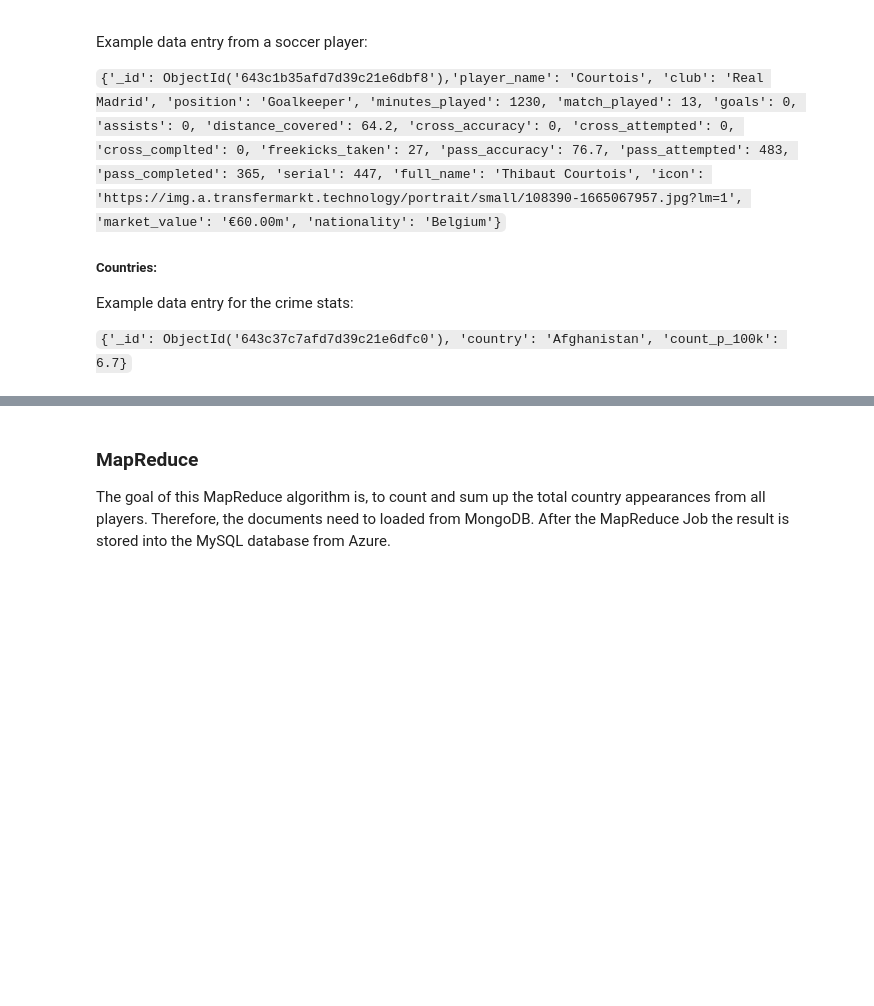
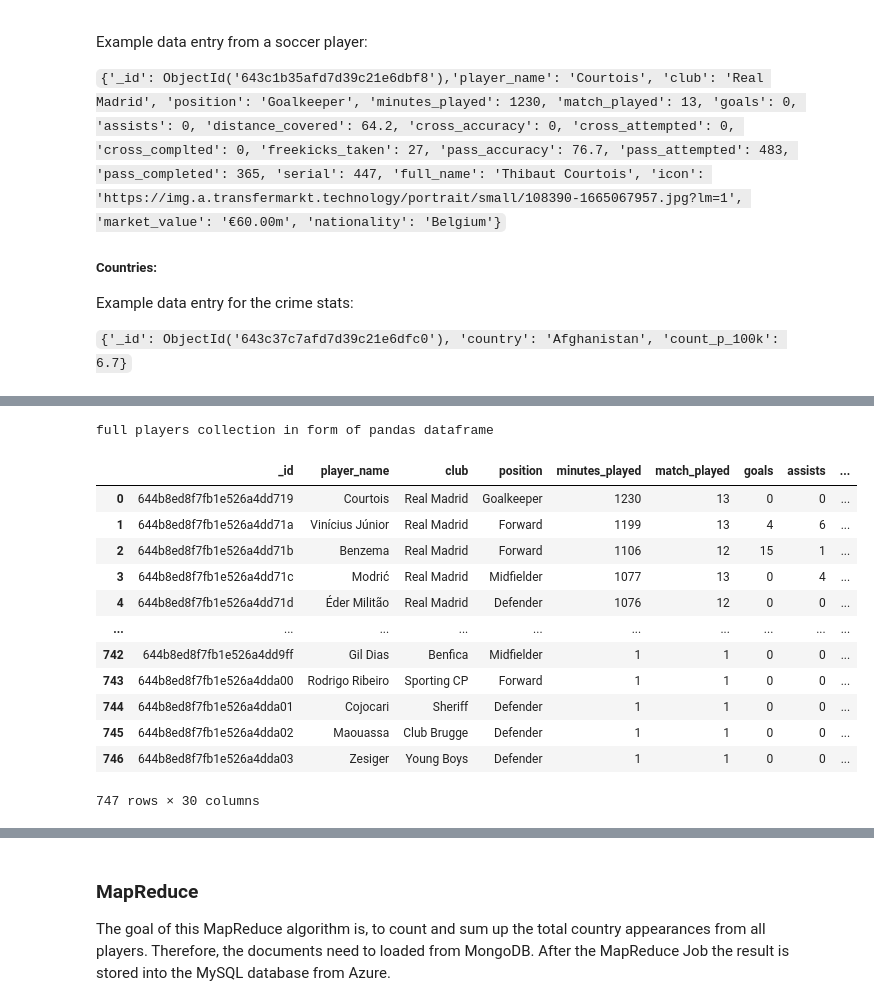
Before and after one commit to petz1209/fh_bdi_soccer_project, a Jupyter notebook: criminalSoccer.ipynb, the cells around one changed output, grey strips where cells are left out. Drawn from its saved outputs; the diff is of its cells as text; code cells hidden in the pictures; blank space fills up the shorter version.

Commit message:
finished pandas; adjusted MongoContext

```diff
--- a/criminalSoccer.ipynb
+++ b/criminalSoccer.ipynb
@@ -72,10 +72,12 @@ mongoDB = MONGO_DB_REMOTE
 
 class MongoContext:
     """mongodb client context manager"""
-
+    def __init__(self):
+        self.conn_str = MONGO_HOST_REMOTE
+        self.mongoDB = MONGO_DB_REMOTE
     def __enter__(self):
-        global conn_str, mongoDB
         try:
+            # print(f"conn_str: {conn_str}  mongoDB: {self.mongoDB}")
             # Connection to Mongo Server from FH-Technikum
             self.client = MongoClient(conn_str)
             self.client.server_info()
@@ -86,8 +88,8 @@ class MongoContext:
             print("Remote Error: " + str(err))
             os.system("docker pull mongo")
             os.system("docker run -d -p 27017:27017 mongo:latest")
-            conn_str = MONGO_HOST_LOCAL
-            mongoDB = MONGO_DB_LOCAL
+            self.con_str = MONGO_HOST_LOCAL
+            self.mongoDB = MONGO_DB_LOCAL
             try:
                 # Trying to connect to the local docker Mongo database
                 self.client = MongoClient(conn_str)
@@ -151,4 +153,4 @@ def collect_from_kaggle():
     csv_to_mongo(UEFA_UNZIPPED, UEFA_FILES, "player_name")
     read_from_mongo()
 
-collect_from_kaggle()
+# collect_from_kaggle()
@@ -355,0 +387,6 @@ Example data entry for the crime stats:
+# %%
+df = mongo_to_df(PLAYERS)
+attribute_overview = df.columns.tolist()
+player_attributes = pd.DataFrame(data=attribute_overview, columns=["Attributes"])
+print("All attributes of collection players from mongoDB")
+player_attributes
@@ -355,0 +412,18 @@ Example data entry for the crime stats:
+# %%
+print("full players collection in form of pandas dataframe")
+df
+# %% [output]
+full players collection in form of pandas dataframe
+|  | _id | player_name | club | position | minutes_played | match_played | goals | assists | ... |
+| 0 | 644b8ed8f7fb1e526a4dd719 | Courtois | Real Madrid | Goalkeeper | 1230 | 13 | 0 | 0 | ... |
+| 1 | 644b8ed8f7fb1e526a4dd71a | Vinícius Júnior | Real Madrid | Forward | 1199 | 13 | 4 | 6 | ... |
+| 2 | 644b8ed8f7fb1e526a4dd71b | Benzema | Real Madrid | Forward | 1106 | 12 | 15 | 1 | ... |
+| 3 | 644b8ed8f7fb1e526a4dd71c | Modrić | Real Madrid | Midfielder | 1077 | 13 | 0 | 4 | ... |
+| 4 | 644b8ed8f7fb1e526a4dd71d | Éder Militão | Real Madrid | Defender | 1076 | 12 | 0 | 0 | ... |
+| ... | ... | ... | ... | ... | ... | ... | ... | ... | ... |
+| 742 | 644b8ed8f7fb1e526a4dd9ff | Gil Dias | Benfica | Midfielder | 1 | 1 | 0 | 0 | ... |
+| 743 | 644b8ed8f7fb1e526a4dda00 | Rodrigo Ribeiro | Sporting CP | Forward | 1 | 1 | 0 | 0 | ... |
+| 744 | 644b8ed8f7fb1e526a4dda01 | Cojocari | Sheriff | Defender | 1 | 1 | 0 | 0 | ... |
+| 745 | 644b8ed8f7fb1e526a4dda02 | Maouassa | Club Brugge | Defender | 1 | 1 | 0 | 0 | ... |
+| 746 | 644b8ed8f7fb1e526a4dda03 | Zesiger | Young Boys | Defender | 1 | 1 | 0 | 0 | ... |
+747 rows × 30 columns
```
Also changed, not shown: parts of 9 cells of this notebook.
